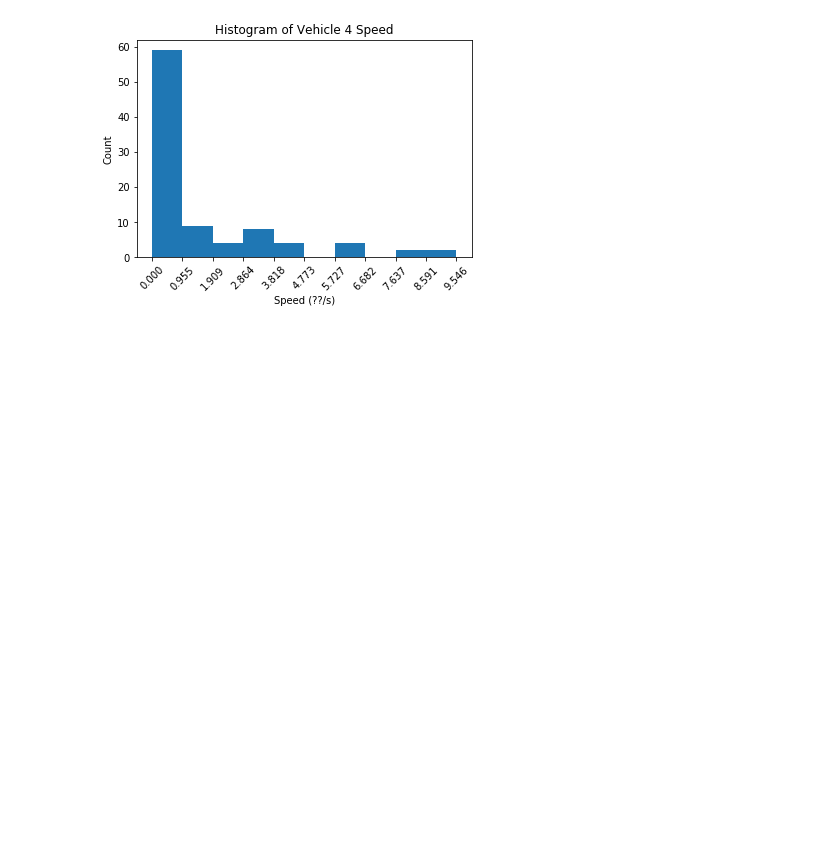
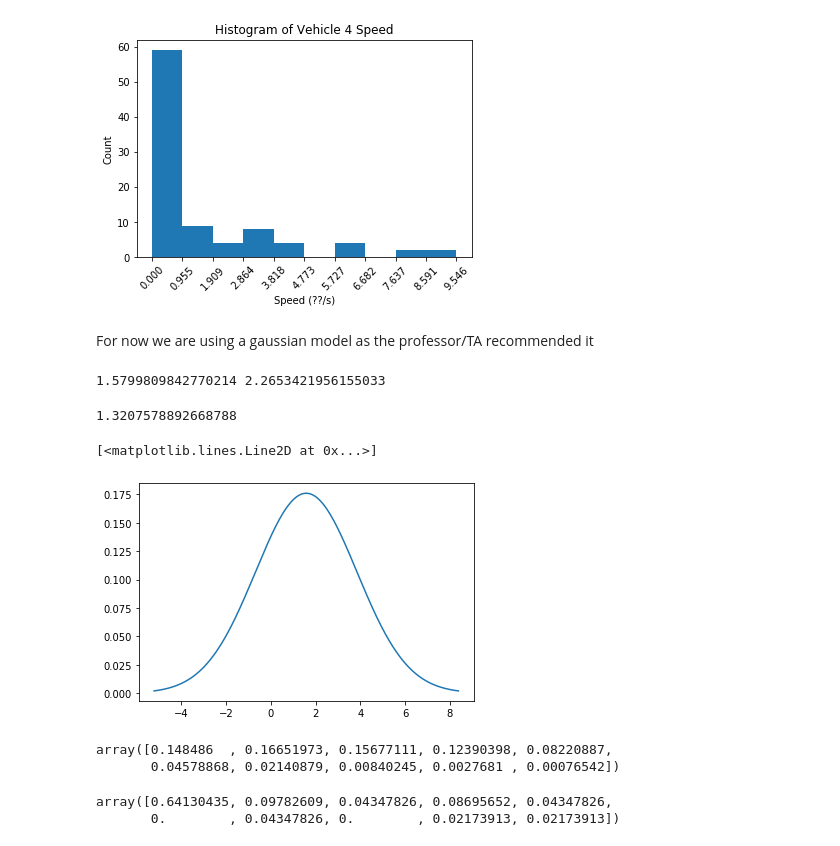
Before and after one commit to clylau/E205_HW2, a Jupyter notebook: hw2.ipynb, the cells around one changed output. Saved outputs shown, nothing was run; the diff lists cells and outputs as text; code cells hidden in the pictures; blank space fills up the shorter version.

```diff
--- a/hw2.ipynb
+++ b/hw2.ipynb
@@ -420,3 +439,38 @@ plt.xticks(bins_moving, rotation = 45)
 plt.show()
 # %% [output]
 [figure]
+# %% [markdown]
+For now we are using a gaussian model as the professor/TA recommended it
+# %%
+mean_moving = np.mean(speed_moving)
+std_moving = np.std(speed_moving)
+print(mean_moving, std_moving)
+# %% [output]
+1.5799809842770214 2.2653421956155033
+# %%
+pos_area_moving = stats.norm.cdf(10, mean_moving, std_moving) - stats.norm.cdf(0, mean_moving, std_moving)
+scale_moving = 1/pos_area_moving
+scale_moving
+# %% [output]
+1.3207578892668788
+# %%
+x_moving = np.linspace(-3*std_moving + mean_moving, 3*std_moving + mean_moving, 1000)
+plt.plot(x_moving, stats.norm.pdf(x_moving, mean_moving, std_moving))
+# %% [output]
+[<matplotlib.lines.Line2D at 0x...>]
+[figure, added]
+# %%
+#pdf probability estimates over range
+prob_range_moving = np.zeros(len(bins_moving) - 1)
+for i in range(len(bins_moving) - 1):
+    prob_range_moving[i] = stats.norm.cdf(bins_moving[i+1], mean_moving, std_moving) - stats.norm.cdf(bins_moving[i], mean_moving, std_moving)
+
+prob_range_moving
+# %% [output]
+array([0.148486  , 0.16651973, 0.15677111, 0.12390398, 0.08220887,
+       0.04578868, 0.02140879, 0.00840245, 0.0027681 , 0.00076542])
+# %%
+counts_moving/np.sum(counts_moving)
+# %% [output]
+array([0.64130435, 0.09782609, 0.04347826, 0.08695652, 0.04347826,
+       0.        , 0.04347826, 0.        , 0.02173913, 0.02173913])
```
Also changed, not shown: parts of 19 cells of this notebook.
